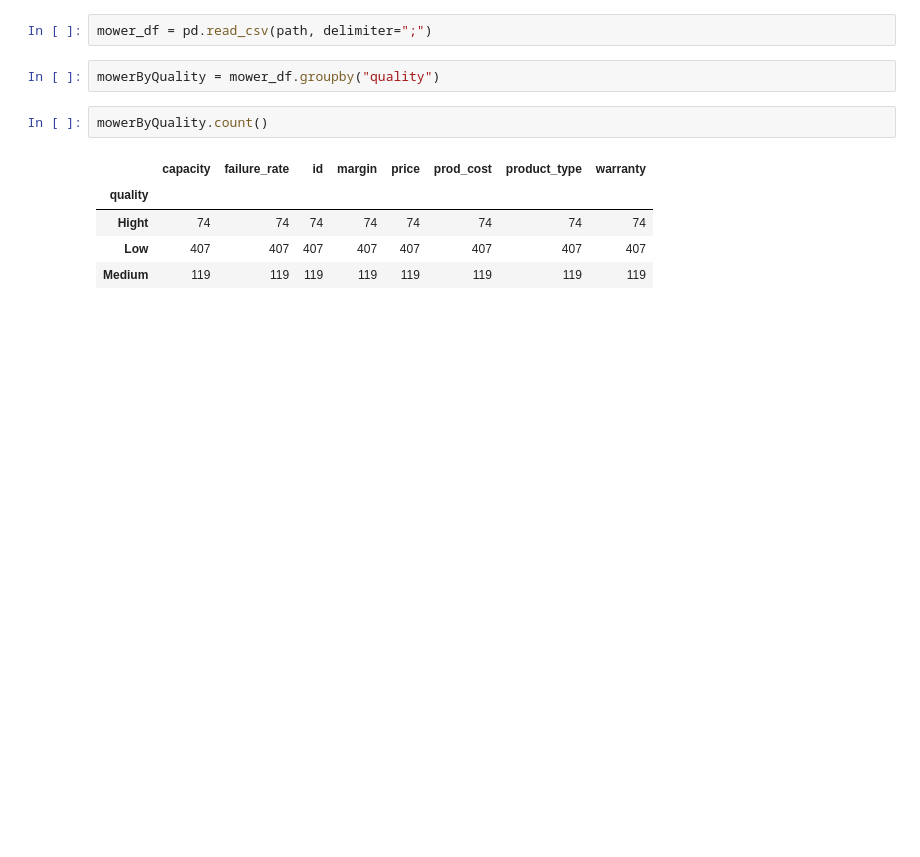
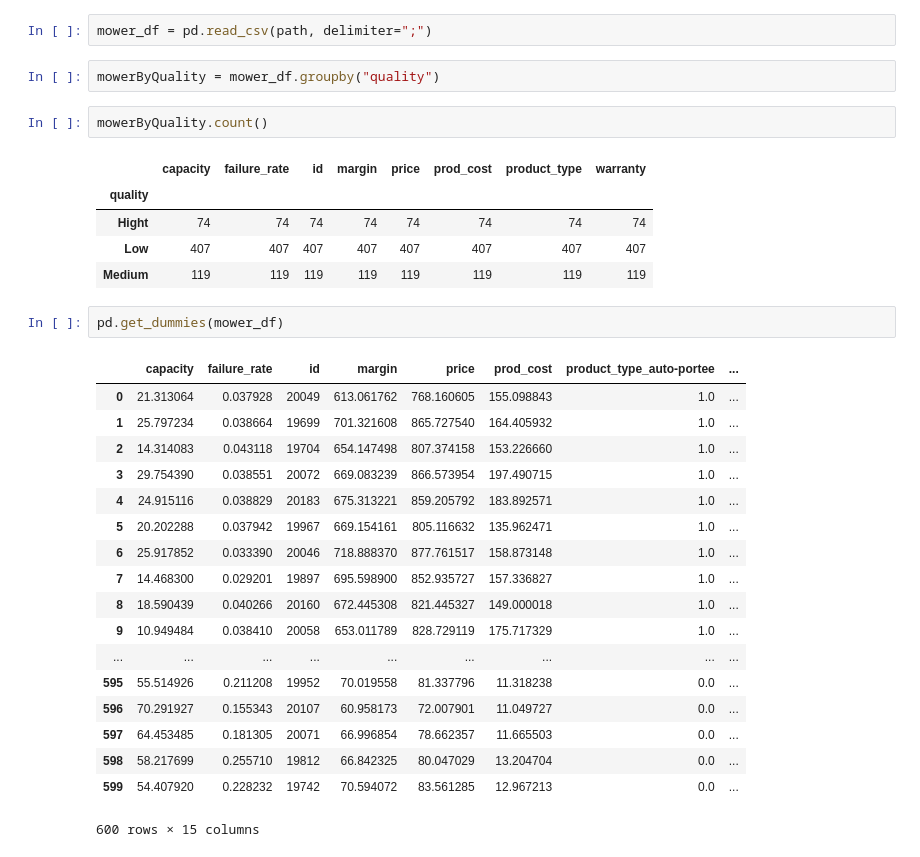
Before and after one commit to mbesson/xebia-exercice-data-scientist, a Jupyter notebook: modeling.ipynb, the cells around one changed output. Cells and saved outputs as stored; diff of their text form; blank space fills up the shorter version.

```diff
--- a/modeling.ipynb
+++ b/modeling.ipynb
@@ -178,3 +178,24 @@ mowerByQuality.count()
 | Hight | 74 | 74 | 74 | 74 | 74 | 74 | 74 | 74 |
 | Low | 407 | 407 | 407 | 407 | 407 | 407 | 407 | 407 |
 | Medium | 119 | 119 | 119 | 119 | 119 | 119 | 119 | 119 |
+# %%
+pd.get_dummies(mower_df)
+# %% [output]
+|  | capacity | failure_rate | id | margin | price | prod_cost | product_type_auto-portee | ... |
+| 0 | 21.313064 | 0.037928 | 20049 | 613.061762 | 768.160605 | 155.098843 | 1.0 | ... |
+| 1 | 25.797234 | 0.038664 | 19699 | 701.321608 | 865.727540 | 164.405932 | 1.0 | ... |
+| 2 | 14.314083 | 0.043118 | 19704 | 654.147498 | 807.374158 | 153.226660 | 1.0 | ... |
+| 3 | 29.754390 | 0.038551 | 20072 | 669.083239 | 866.573954 | 197.490715 | 1.0 | ... |
+| 4 | 24.915116 | 0.038829 | 20183 | 675.313221 | 859.205792 | 183.892571 | 1.0 | ... |
+| 5 | 20.202288 | 0.037942 | 19967 | 669.154161 | 805.116632 | 135.962471 | 1.0 | ... |
+| 6 | 25.917852 | 0.033390 | 20046 | 718.888370 | 877.761517 | 158.873148 | 1.0 | ... |
+| 7 | 14.468300 | 0.029201 | 19897 | 695.598900 | 852.935727 | 157.336827 | 1.0 | ... |
+| 8 | 18.590439 | 0.040266 | 20160 | 672.445308 | 821.445327 | 149.000018 | 1.0 | ... |
+| 9 | 10.949484 | 0.038410 | 20058 | 653.011789 | 828.729119 | 175.717329 | 1.0 | ... |
+| ... | ... | ... | ... | ... | ... | ... | ... | ... |
+| 595 | 55.514926 | 0.211208 | 19952 | 70.019558 | 81.337796 | 11.318238 | 0.0 | ... |
+| 596 | 70.291927 | 0.155343 | 20107 | 60.958173 | 72.007901 | 11.049727 | 0.0 | ... |
+| 597 | 64.453485 | 0.181305 | 20071 | 66.996854 | 78.662357 | 11.665503 | 0.0 | ... |
+| 598 | 58.217699 | 0.255710 | 19812 | 66.842325 | 80.047029 | 13.204704 | 0.0 | ... |
+| 599 | 54.407920 | 0.228232 | 19742 | 70.594072 | 83.561285 | 12.967213 | 0.0 | ... |
+600 rows × 15 columns
```
